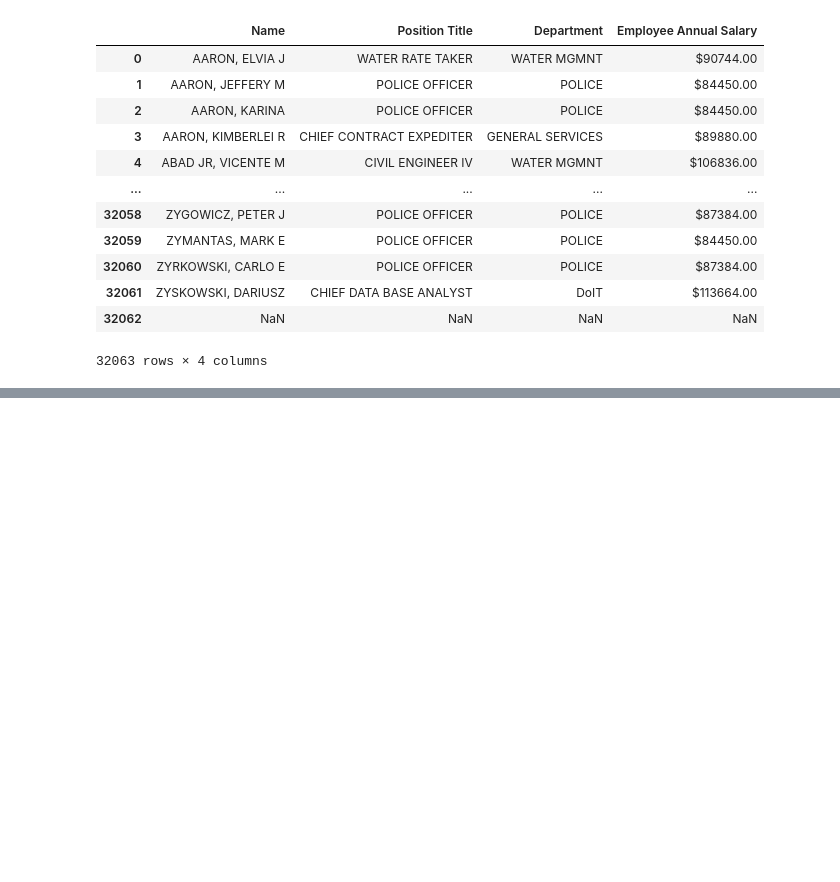
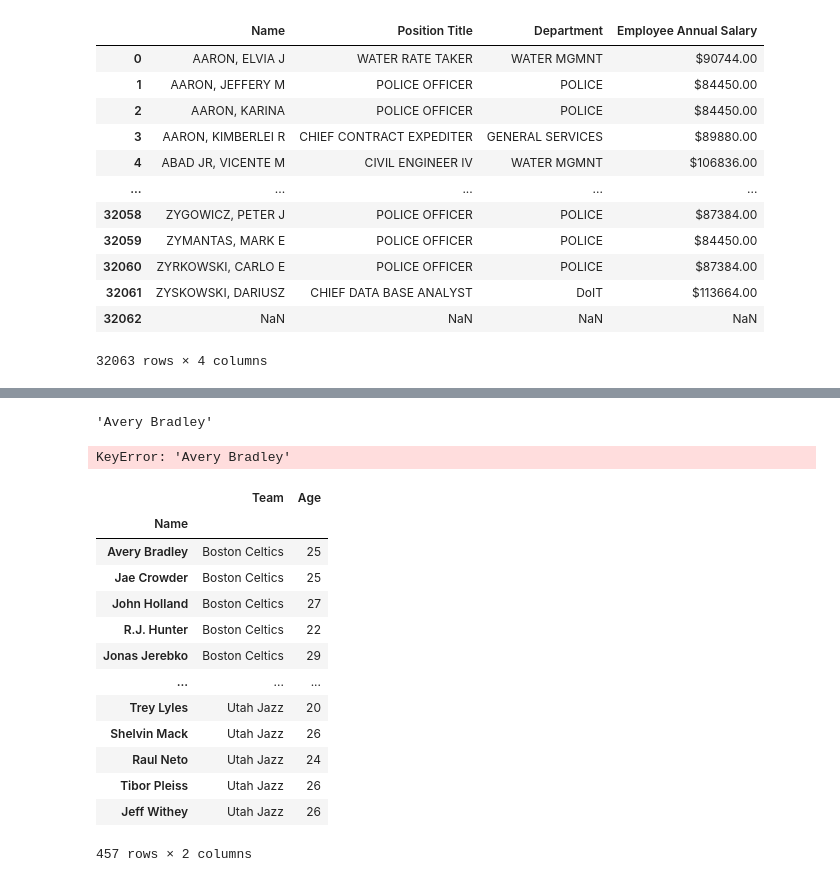
Before and after one commit to ramakrishnaprasadS/Training_futurense, a Jupyter notebook: Python/numpy_pandas/pandas/pandas_basics_dataframes1.ipynb, the cells around one changed output, grey strips where cells are left out. Saved outputs shown, nothing was run; the diff lists cells and outputs as text; code cells hidden in the pictures; blank space fills up the shorter version.

```diff
--- a/Python/numpy_pandas/pandas/pandas_basics_dataframes.ipynb
+++ b/Python/numpy_pandas/pandas/pandas_basics_dataframes1.ipynb
@@ -2569,0 +2599,4 @@ df
+# %%
+nbadf['Name'][0]
+# %% [output]
+'Avery Bradley'
@@ -2569,0 +2605,21 @@ df
+# %%
+nbadf['Avery Bradley']
+# %% [output]
+KeyError: 'Avery Bradley'
+# %%
+nbadf
+# %% [output]
+|  | Team | Age |
+| Name |  |  |
+| Avery Bradley | Boston Celtics | 25 |
+| Jae Crowder | Boston Celtics | 25 |
+| John Holland | Boston Celtics | 27 |
+| R.J. Hunter | Boston Celtics | 22 |
+| Jonas Jerebko | Boston Celtics | 29 |
+| ... | ... | ... |
+| Trey Lyles | Utah Jazz | 20 |
+| Shelvin Mack | Utah Jazz | 26 |
+| Raul Neto | Utah Jazz | 24 |
+| Tibor Pleiss | Utah Jazz | 26 |
+| Jeff Withey | Utah Jazz | 26 |
+457 rows × 2 columns
```
Also changed, not shown: parts of 10 cells of this notebook, 4 other files.
